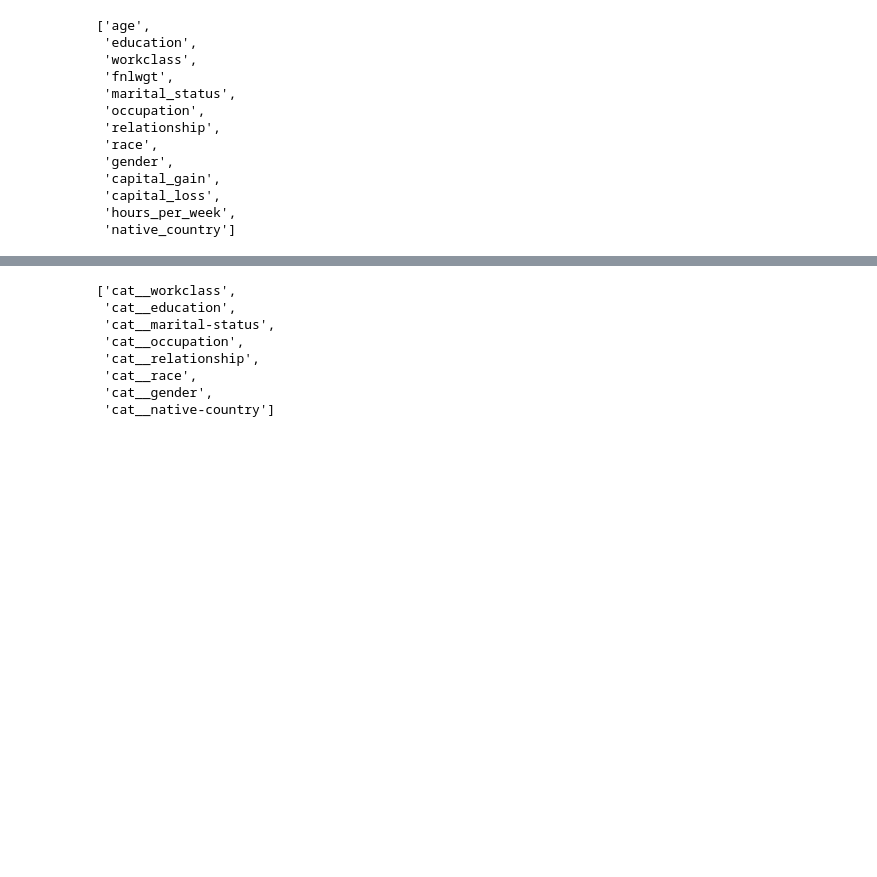
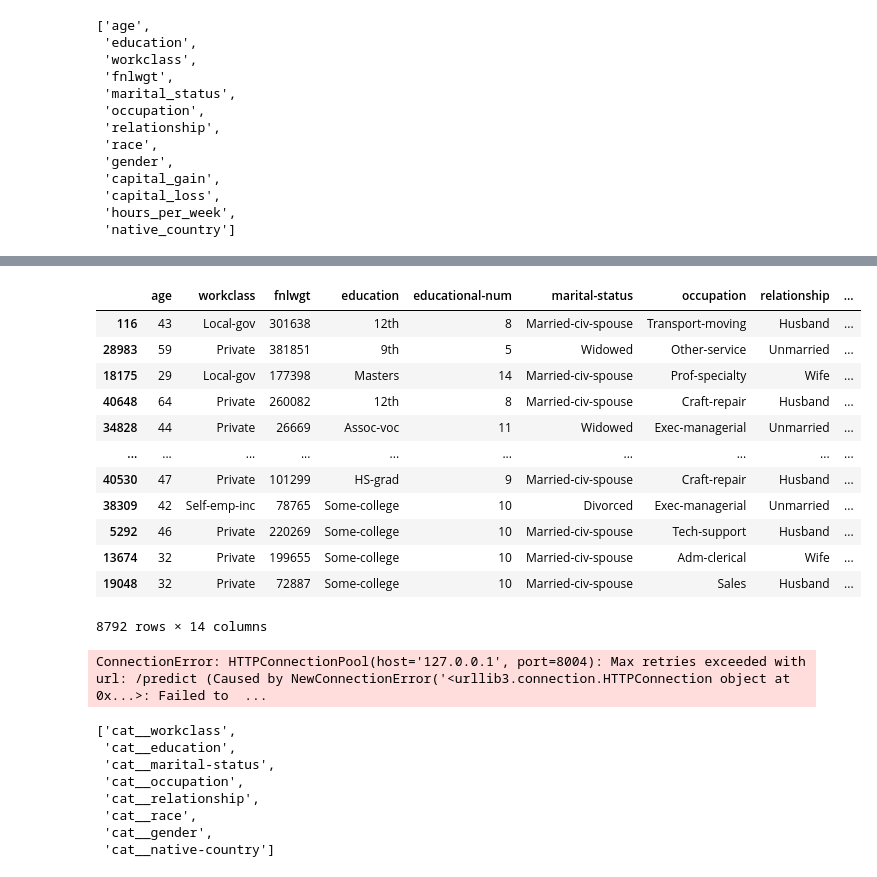
Before and after one commit to TimurTKO/BankPrediction, a Jupyter notebook: Catboost.ipynb, the cells around one changed output, grey strips where cells are left out. Drawn from its saved outputs; the diff is of its cells as text; code cells hidden in the pictures; blank space fills up the shorter version.

```diff
--- a/Catboost.ipynb
+++ b/Catboost.ipynb
@@ -495,3 +718,27 @@ Accuracy: 0.88
+# %%
+X_test.to_csv('X_test.csv', index=False)
+X_test
+# %% [output]
+|  | age | workclass | fnlwgt | education | educational-num | marital-status | occupation | relationship | ... |
+| 116 | 43 | Local-gov | 301638 | 12th | 8 | Married-civ-spouse | Transport-moving | Husband | ... |
+| 28983 | 59 | Private | 381851 | 9th | 5 | Widowed | Other-service | Unmarried | ... |
+| 18175 | 29 | Local-gov | 177398 | Masters | 14 | Married-civ-spouse | Prof-specialty | Wife | ... |
+| 40648 | 64 | Private | 260082 | 12th | 8 | Married-civ-spouse | Craft-repair | Husband | ... |
+| 34828 | 44 | Private | 26669 | Assoc-voc | 11 | Widowed | Exec-managerial | Unmarried | ... |
+| ... | ... | ... | ... | ... | ... | ... | ... | ... | ... |
+| 40530 | 47 | Private | 101299 | HS-grad | 9 | Married-civ-spouse | Craft-repair | Husband | ... |
+| 38309 | 42 | Self-emp-inc | 78765 | Some-college | 10 | Divorced | Exec-managerial | Unmarried | ... |
+| 5292 | 46 | Private | 220269 | Some-college | 10 | Married-civ-spouse | Tech-support | Husband | ... |
+| 13674 | 32 | Private | 199655 | Some-college | 10 | Married-civ-spouse | Adm-clerical | Wife | ... |
+| 19048 | 32 | Private | 72887 | Some-college | 10 | Married-civ-spouse | Sales | Husband | ... |
+8792 rows × 14 columns
+# %%
+with open('X_test.csv','rb') as file:
+    files={'file':file}
+    response=requests.post(url='http://127.0.0.1:8004/predict', files=files)
+response
+# %% [output]
+ConnectionError: HTTPConnectionPool(host='127.0.0.1', port=8004): Max retries exceeded with url: /predict (Caused by NewConnectionError('<urllib3.connection.HTTPConnection object at 0x...>: Failed to  ...
 # %%
 ['cat__' + col for col in categorical_columns]
 # %% [output]
```
Also changed, not shown: parts of 21 cells of this notebook, 1 other file.
